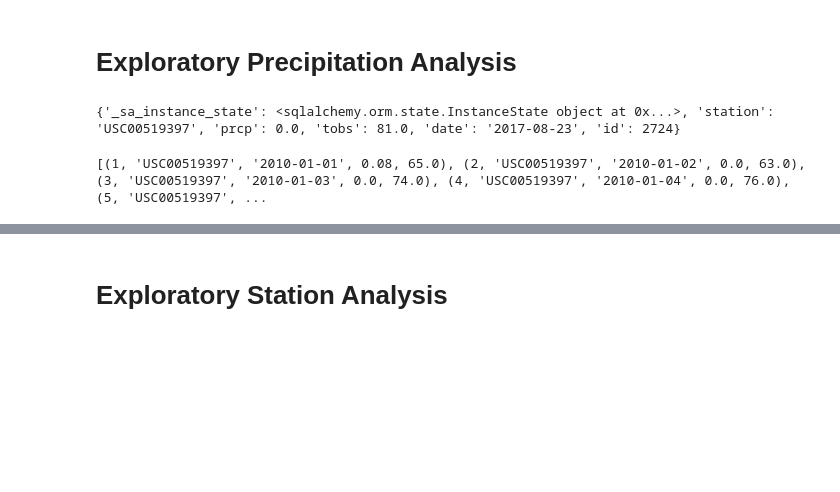
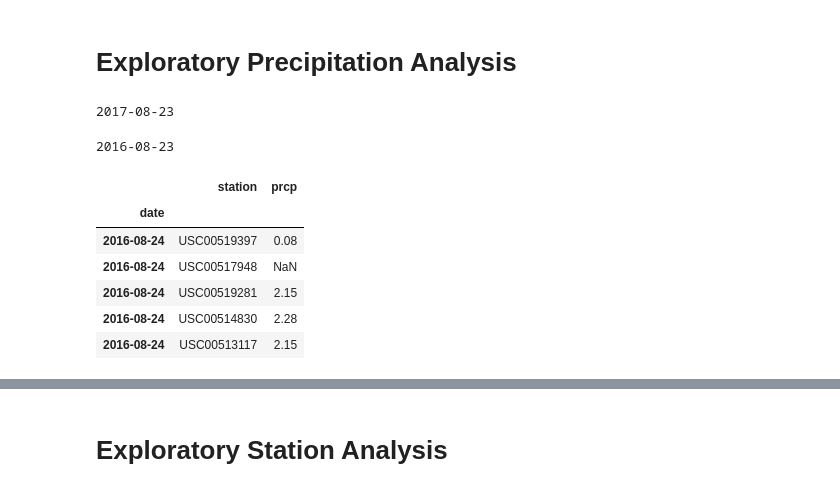
Before and after one commit to bjhepburn/sqlalchemy_challenge, a Jupyter notebook: HangTen/climate_starter.ipynb, the cells around one changed output, grey strips where cells are left out. Saved outputs shown, nothing was run; the diff lists cells and outputs as text; code cells hidden in the pictures; blank space fills up the shorter version.

```diff
--- a/HangTen/climate_starter.ipynb
+++ b/HangTen/climate_starter.ipynb
@@ -40,27 +40,34 @@ session = Session(engine)
 # Exploratory Precipitation Analysis
 # %%
 # Find the most recent date in the data set.
-latest_data = session.query(measurement).order_by(measurement.date.desc()).first()
-print(latest_data.__dict__)
+latest_date = session.query(Measurement.date).order_by(Measurement.date.desc()).first()[0]
+# print(recent_data)
+print(latest_date)
 # %% [output]
-{'_sa_instance_state': <sqlalchemy.orm.state.InstanceState object at 0x...>, 'station': 'USC00519397', 'prcp': 0.0, 'tobs': 81.0, 'date': '2017-08-23', 'id': 2724}
+2017-08-23
 # %%
 # Design a query to retrieve the last 12 months of precipitation data and plot the results.
 # Starting from the most recent data point in the database.
-recent_12_months = session.execute("SELECT * FROM measurement WHERE date > 2016-08-23")
-print(recent_12_months.fetchall())
+
 # Calculate the date one year from the last date in data set.
-
+query_date = dt.date(2017,8,23) - dt.timedelta(days = 365)
+print(query_date)
 
 # Perform a query to retrieve the data and precipitation scores
-
+recent_12_months = session.query(Measurement.station,Measurement.date,Measurement.prcp).filter(Measurement.date > query_date).all()
 
 # Save the query results as a Pandas DataFrame and set the index to the date column
-
+df = pd.DataFrame(recent_12_months).set_index('date')
 
 # Sort the dataframe by date
-
-
-# Use Pandas Plotting with Matplotlib to plot the data
+df = df.sort_index()
+df.head()
 # %% [output]
-[(1, 'USC00519397', '2010-01-01', 0.08, 65.0), (2, 'USC00519397', '2010-01-02', 0.0, 63.0), (3, 'USC00519397', '2010-01-03', 0.0, 74.0), (4, 'USC00519397', '2010-01-04', 0.0, 76.0), (5, 'USC00519397', ...
+2016-08-23
+|  | station | prcp |
+| date |  |  |
+| 2016-08-24 | USC00519397 | 0.08 |
+| 2016-08-24 | USC00517948 | NaN |
+| 2016-08-24 | USC00519281 | 2.15 |
+| 2016-08-24 | USC00514830 | 2.28 |
+| 2016-08-24 | USC00513117 | 2.15 |
```
Also changed, not shown: parts of 6 cells of this notebook.
